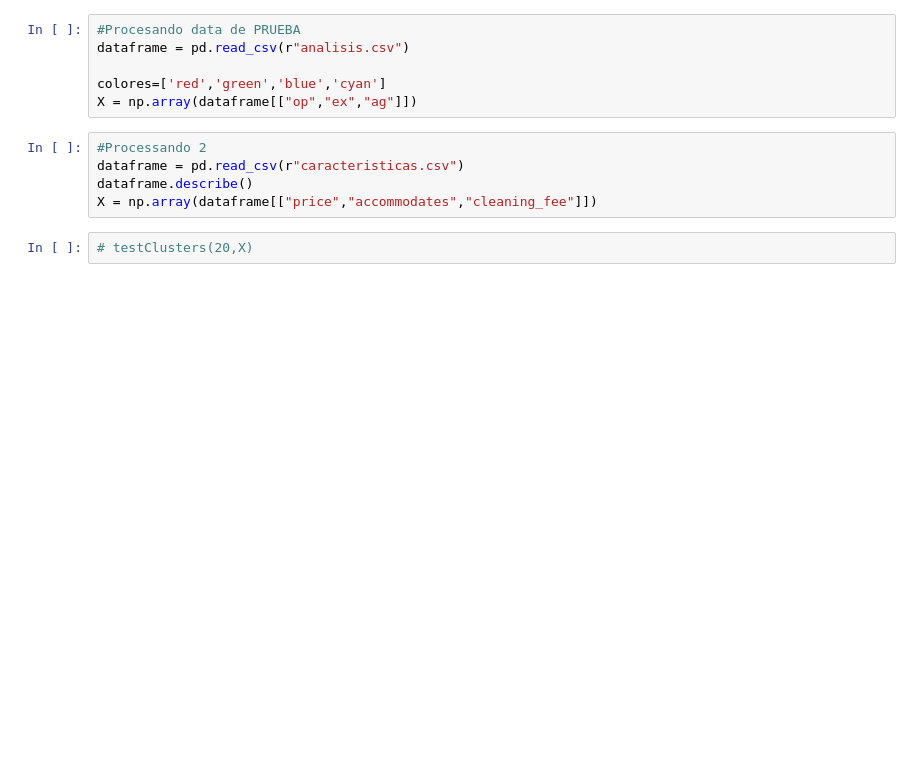
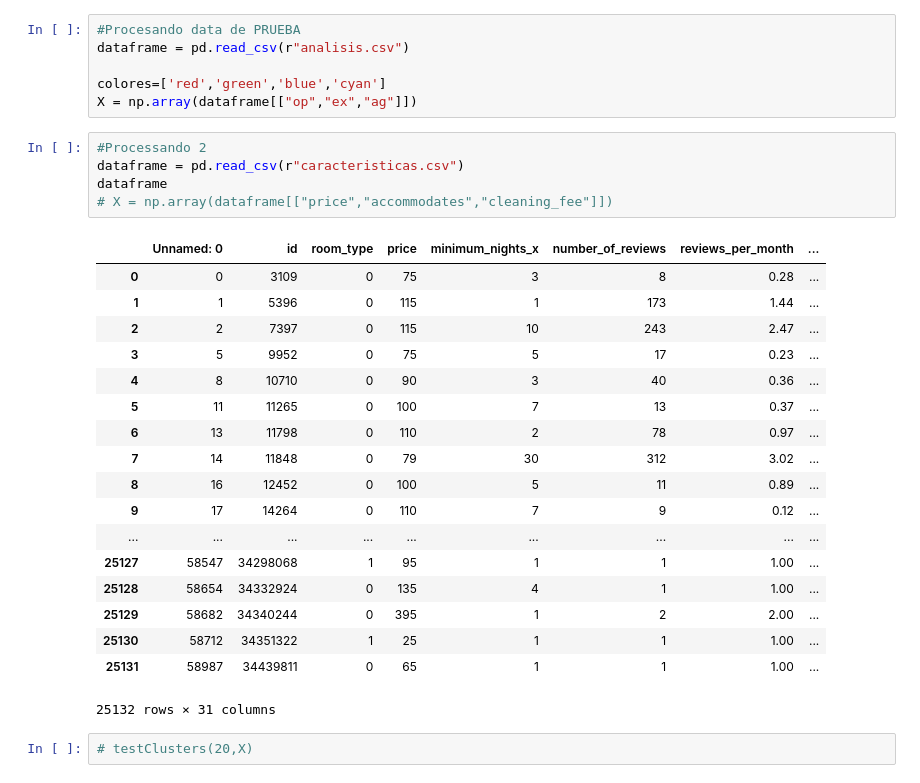
Before and after one commit to texsmv/analysis_social_spatial_airbnb, a Jupyter notebook: pruebas marga/kmeans.ipynb, the cells around one changed output. Drawn from its saved outputs; the diff is of its cells as text; blank space fills up the shorter version.

```diff
--- a/pruebas marga/kmeans.ipynb
+++ b/pruebas marga/kmeans.ipynb
@@ -53,8 +59,27 @@ X = np.array(dataframe[["op","ex","ag"]])
 # %%
 #Processando 2
 dataframe = pd.read_csv(r"caracteristicas.csv")
-dataframe.describe()
-X = np.array(dataframe[["price","accommodates","cleaning_fee"]])
+dataframe
+# X = np.array(dataframe[["price","accommodates","cleaning_fee"]])
+# %% [output]
+|  | Unnamed: 0 | id | room_type | price | minimum_nights_x | number_of_reviews | reviews_per_month | ... |
+| 0 | 0 | 3109 | 0 | 75 | 3 | 8 | 0.28 | ... |
+| 1 | 1 | 5396 | 0 | 115 | 1 | 173 | 1.44 | ... |
+| 2 | 2 | 7397 | 0 | 115 | 10 | 243 | 2.47 | ... |
+| 3 | 5 | 9952 | 0 | 75 | 5 | 17 | 0.23 | ... |
+| 4 | 8 | 10710 | 0 | 90 | 3 | 40 | 0.36 | ... |
+| 5 | 11 | 11265 | 0 | 100 | 7 | 13 | 0.37 | ... |
+| 6 | 13 | 11798 | 0 | 110 | 2 | 78 | 0.97 | ... |
+| 7 | 14 | 11848 | 0 | 79 | 30 | 312 | 3.02 | ... |
+| 8 | 16 | 12452 | 0 | 100 | 5 | 11 | 0.89 | ... |
+| 9 | 17 | 14264 | 0 | 110 | 7 | 9 | 0.12 | ... |
+| ... | ... | ... | ... | ... | ... | ... | ... | ... |
+| 25127 | 58547 | 34298068 | 1 | 95 | 1 | 1 | 1.00 | ... |
+| 25128 | 58654 | 34332924 | 0 | 135 | 4 | 1 | 1.00 | ... |
+| 25129 | 58682 | 34340244 | 0 | 395 | 1 | 2 | 2.00 | ... |
+| 25130 | 58712 | 34351322 | 1 | 25 | 1 | 1 | 1.00 | ... |
+| 25131 | 58987 | 34439811 | 0 | 65 | 1 | 1 | 1.00 | ... |
+25132 rows × 31 columns
 # %%
 # testClusters(20,X)
 # %%
```
Also changed, not shown: parts of 8 cells of this notebook, 4 other files.
